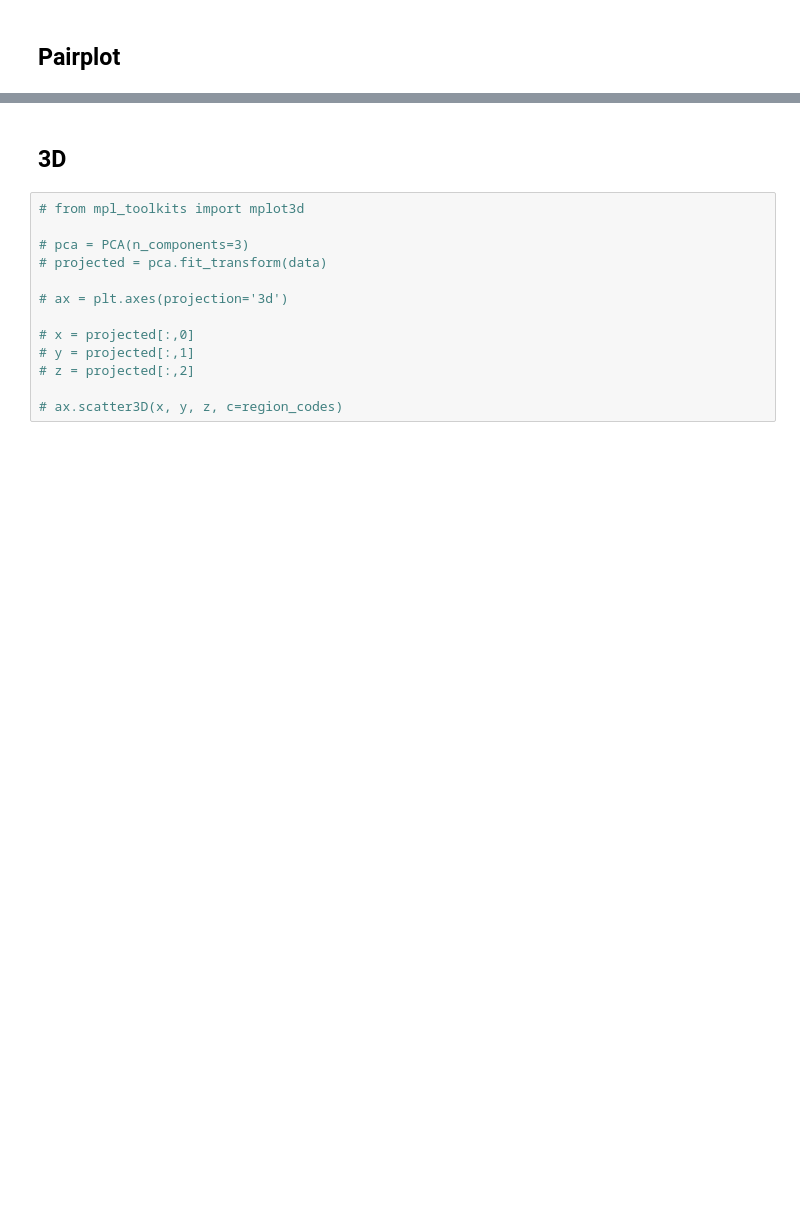
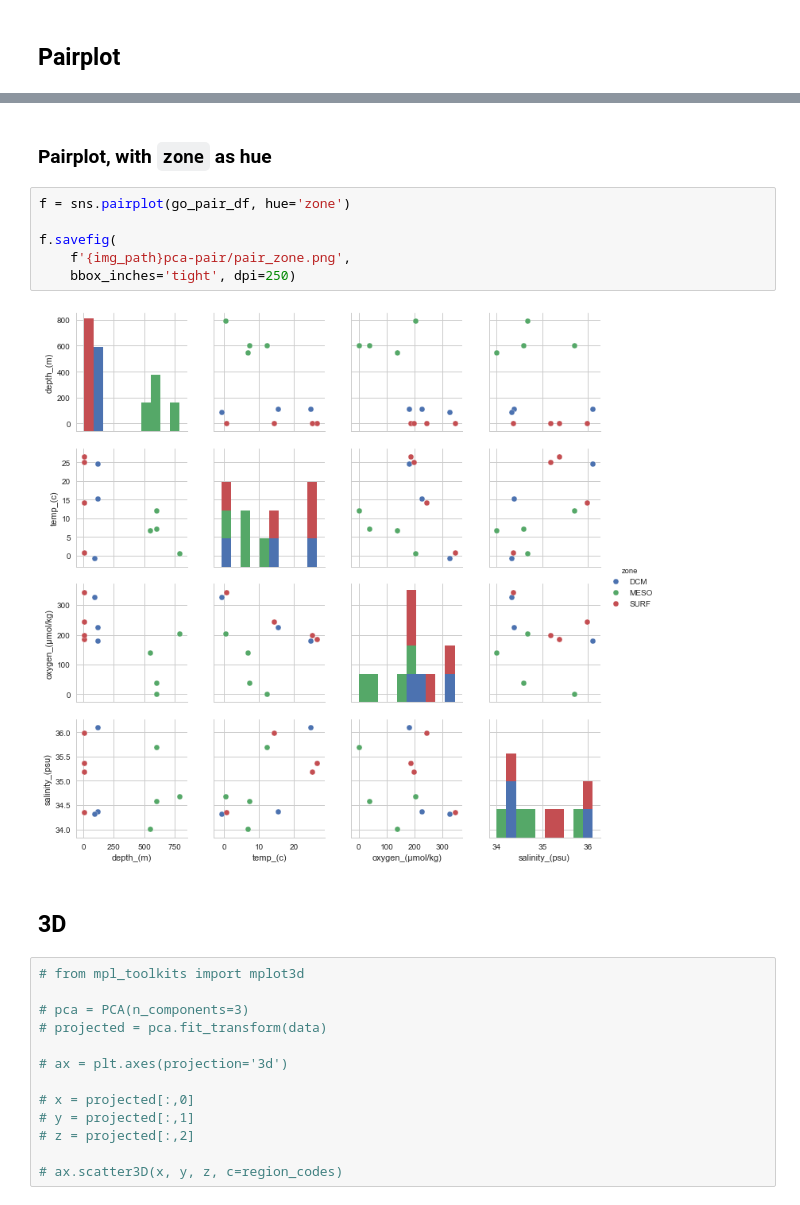
Before and after one commit to dustinmichels/biol338-final-project, a Jupyter notebook: analysis/scripts/PCA.ipynb, the cells around one changed output, grey strips where cells are left out. Drawn from its saved outputs; the diff is of its cells as text; blank space fills up the shorter version.

```diff
--- a/analysis/scripts/PCA.ipynb
+++ b/analysis/scripts/PCA.ipynb
@@ -196,3 +227,13 @@ make_pairplot(go_pair_df, filename=f"tax/{lvl}/pair_tax")
+# %% [markdown]
+### Pairplot, with `zone` as hue
+# %%
+f = sns.pairplot(go_pair_df, hue='zone')
+
+f.savefig(
+    f'{img_path}pca-pair/pair_zone.png',
+    bbox_inches='tight', dpi=250)
+# %% [output]
+[figure, added]
 # %% [markdown]
 ## 3D
 # %%
```
Also changed, not shown: parts of 12 cells of this notebook, 51 other files.
